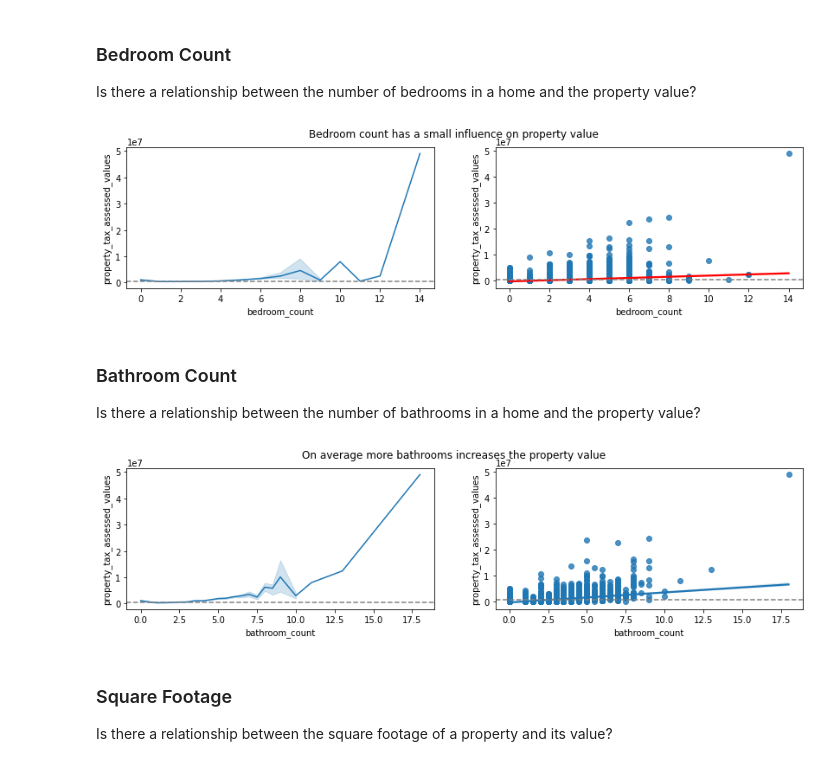
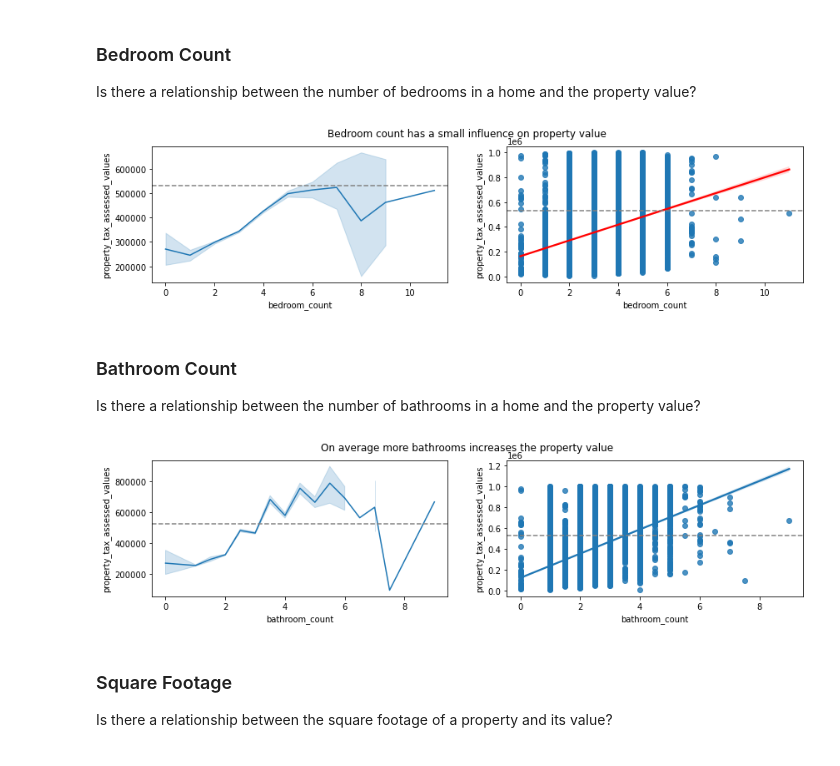
Before and after one commit to alegarcia-dev/zillow-regression-project, a Jupyter notebook: notebooks/explore.ipynb, the cells around one changed output. Cells and saved outputs as stored; diff of their text form; code cells hidden in the pictures.

```diff
--- a/notebooks/explore.ipynb
+++ b/notebooks/explore.ipynb
@@ -289,18 +289,18 @@ Is there a relationship between the number of bedrooms in a home and the propert
 # %%
 # Bedroom count vs. property value
 
 fig, ax = plt.subplots(nrows = 1, ncols = 2, figsize = (14, 3))
 mean = train.property_tax_assessed_values.mean()
 
 fig.suptitle('Bedroom count has a small influence on property value')
 
-sns.lineplot(data = train, x = 'bedroom_count', y = 'property_tax_assessed_values', ax = ax[0])
+sns.lineplot(data = train[mask], x = 'bedroom_count', y = 'property_tax_assessed_values', ax = ax[0])
 ax[0].axhline(mean, ls='--', color='grey')
 
-sns.regplot(data = train, x = 'bedroom_count', y = 'property_tax_assessed_values', ax = ax[1], line_kws = {'color' : 'red'})
+sns.regplot(data = train[mask], x = 'bedroom_count', y = 'property_tax_assessed_values', ax = ax[1], line_kws = {'color' : 'red'})
 ax[1].axhline(mean, ls='--', color='grey');
 # %% [output]
-[figure, old version]
+[figure, new version]
 # %% [markdown]
 ### Bathroom Count
 
@@ -313,13 +313,13 @@ mean = train.property_tax_assessed_values.mean()
 
 fig.suptitle('On average more bathrooms increases the property value')
 
-sns.lineplot(data = train, x = 'bathroom_count', y = 'property_tax_assessed_values', ax = ax[0])
+sns.lineplot(data = train[mask], x = 'bathroom_count', y = 'property_tax_assessed_values', ax = ax[0])
 ax[0].axhline(mean, ls='--', color='grey')
 
-sns.regplot(data = train, x = 'bathroom_count', y = 'property_tax_assessed_values', ax = ax[1])
+sns.regplot(data = train[mask], x = 'bathroom_count', y = 'property_tax_assessed_values', ax = ax[1])
 ax[1].axhline(mean, ls='--', color='grey');
 # %% [output]
-[figure, old version]
+[figure, new version]
 # %% [markdown]
 ### Square Footage
 
```
Also changed, not shown: parts of 5 cells of this notebook, 5 other files.
